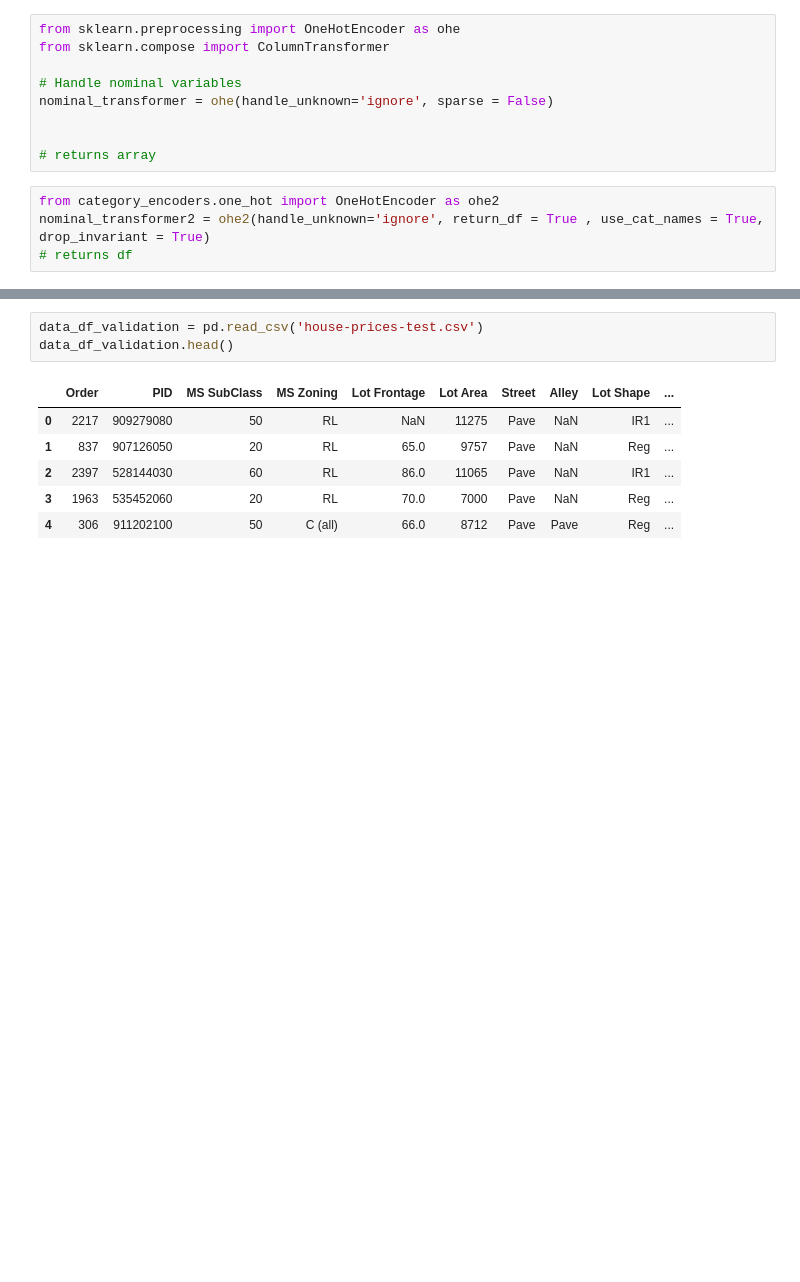
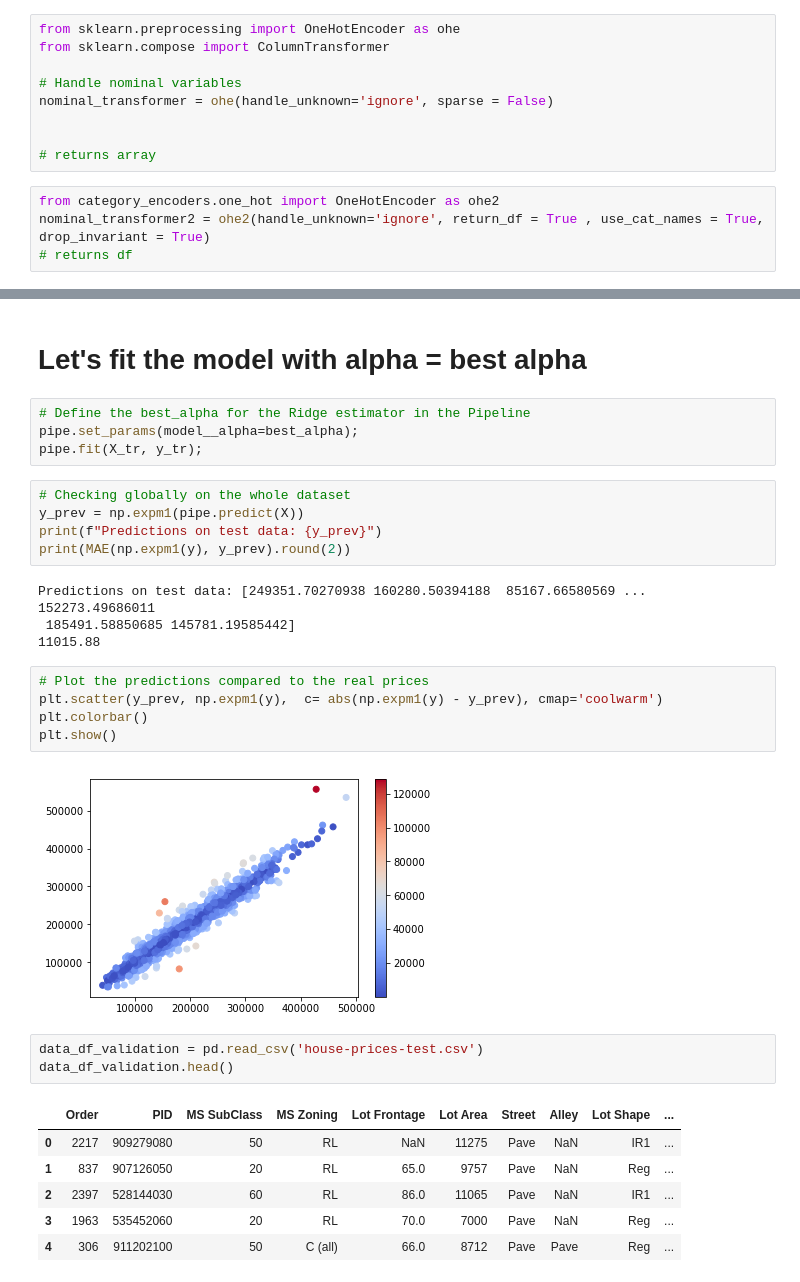
Before and after one commit to LyesOUDINACHE/EPFL-Course, a Jupyter notebook: Course Project 3 - Houses.ipynb, the cells around one changed output, grey strips where cells are left out. Cells and saved outputs as stored; diff of their text form; blank space fills up the shorter version.

```diff
--- a/Course Project 3 - Houses.ipynb
+++ b/Course Project 3 - Houses.ipynb
@@ -1026,3 +999,25 @@ Predictions on test data: [239725. 163461.  66563. ... 158294. 182294. 151450.]
+# %% [markdown]
+# Let's fit the model with alpha = best alpha
+# %%
+# Define the best_alpha for the Ridge estimator in the Pipeline
+pipe.set_params(model__alpha=best_alpha);
+pipe.fit(X_tr, y_tr);
+# %%
+# Checking globally on the whole dataset
+y_prev = np.expm1(pipe.predict(X))
+print(f"Predictions on test data: {y_prev}")
+print(MAE(np.expm1(y), y_prev).round(2))
+# %% [output]
+Predictions on test data: [249351.70270938 160280.50394188  85167.66580569 ... 152273.49686011
+ 185491.58850685 145781.19585442]
+11015.88
+# %%
+# Plot the predictions compared to the real prices
+plt.scatter(y_prev, np.expm1(y),  c= abs(np.expm1(y) - y_prev), cmap='coolwarm')
+plt.colorbar()
+plt.show()
+# %% [output]
+[figure, added]
 # %%
 data_df_validation = pd.read_csv('house-prices-test.csv')
 data_df_validation.head()
```
Also changed, not shown: parts of 38 cells of this notebook, 1 other file.
